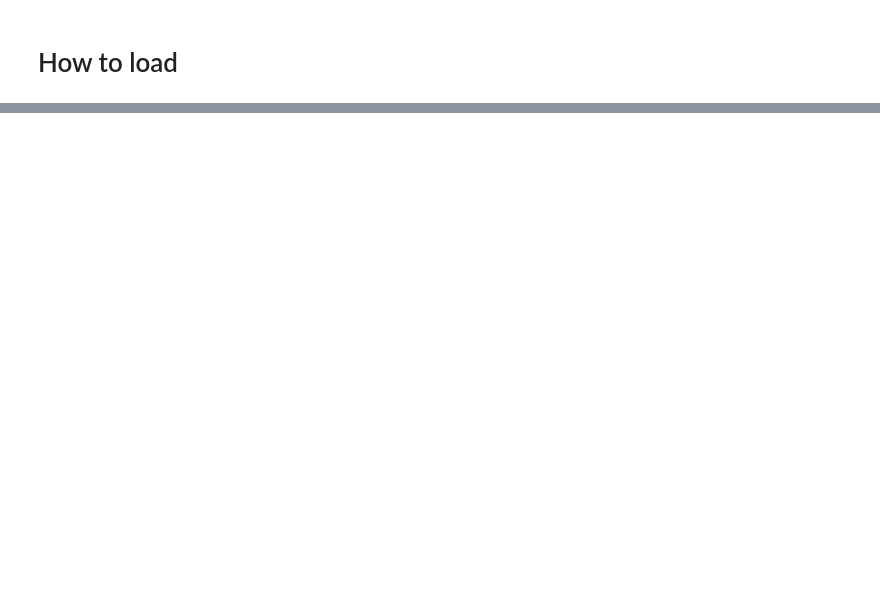
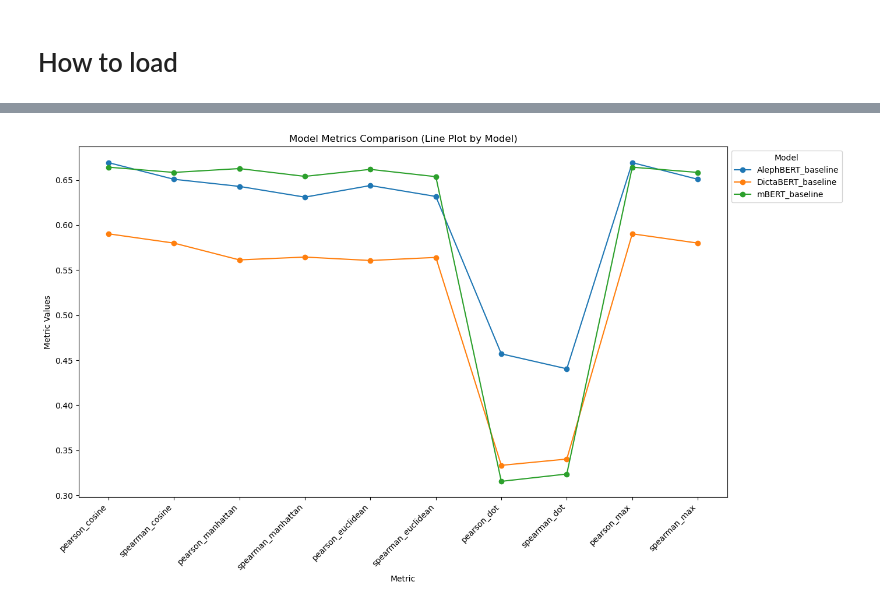
Before and after one commit to Nminsker/NLP-Project, a Jupyter notebook: NLP_Project.ipynb, the cells around one changed output, grey strips where cells are left out. Saved outputs shown, nothing was run; the diff lists cells and outputs as text; code cells hidden in the pictures; blank space fills up the shorter version.

```diff
--- a/NLP_Project.ipynb
+++ b/NLP_Project.ipynb
@@ -291,0 +320,22 @@ Found existing model: AlephBERT, loading it.
+# %%
+def plotByModels(df, regex):
+    """
+    df: pd.DataFrame, the dataframe with the results
+    regex: str, the regex to filter the columns
+    """
+    # Transposing the DataFrame so that models are the columns and metrics are the rows
+    baseline_df = df[df.Model.str.contains(regex)].set_index('Model').T
+    # baseline_df = baseline_df.T
+    # Plotting with each line representing a model and each point representing a metric
+    baseline_df.plot(kind='line', marker='o', figsize=(14, 8))
+    plt.title('Model Metrics Comparison (Line Plot by Model)')
+    plt.ylabel('Metric Values')
+    plt.xlabel('Metric')
+    plt.xticks(ticks=range(len(baseline_df.index)), labels=baseline_df.index, rotation=45, ha="right")
+    plt.legend(title='Model', loc='upper left', bbox_to_anchor=(1, 1))
+    plt.tight_layout()
+    plt.show()
+# %%
+plotByModels(df, "baseline")
+# %% [output]
+[figure, added]
```
Also changed, not shown: parts of 26 cells of this notebook, 1 other file.
